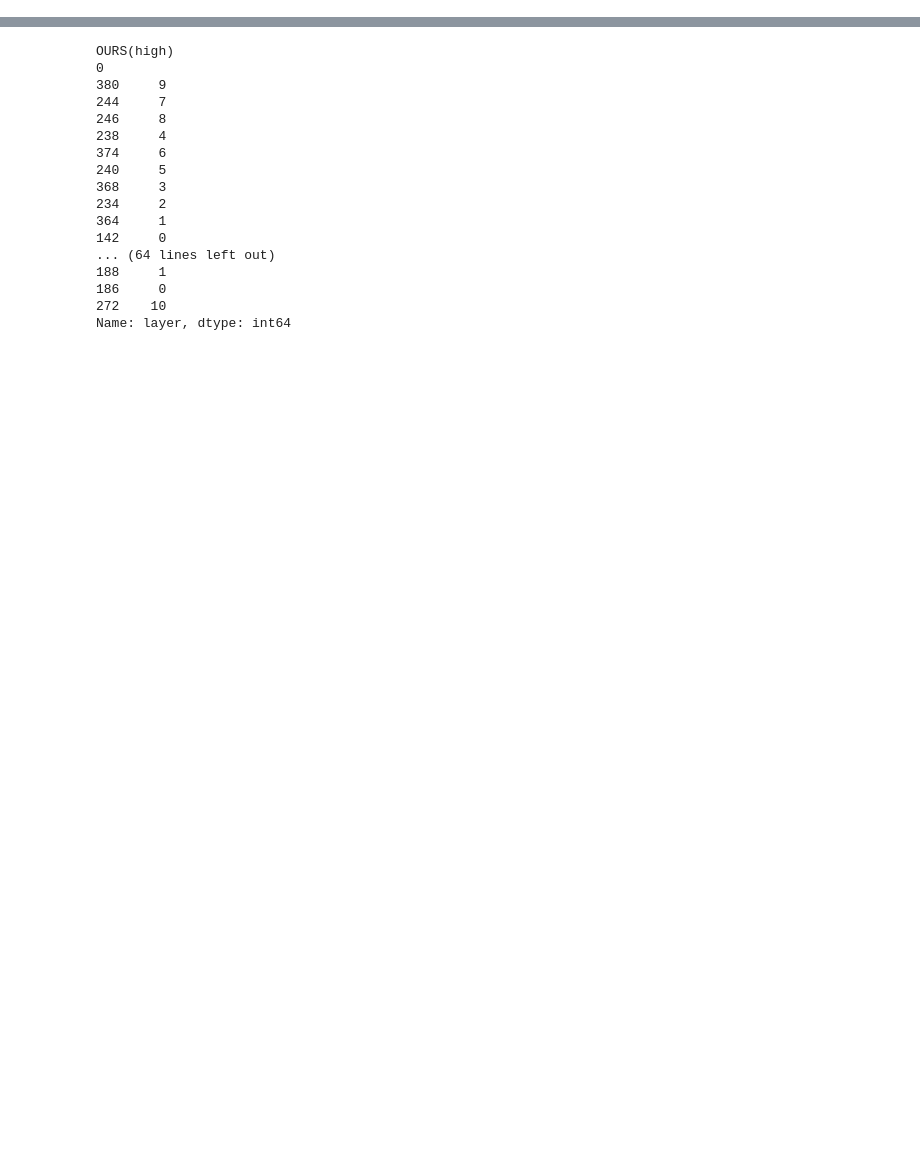
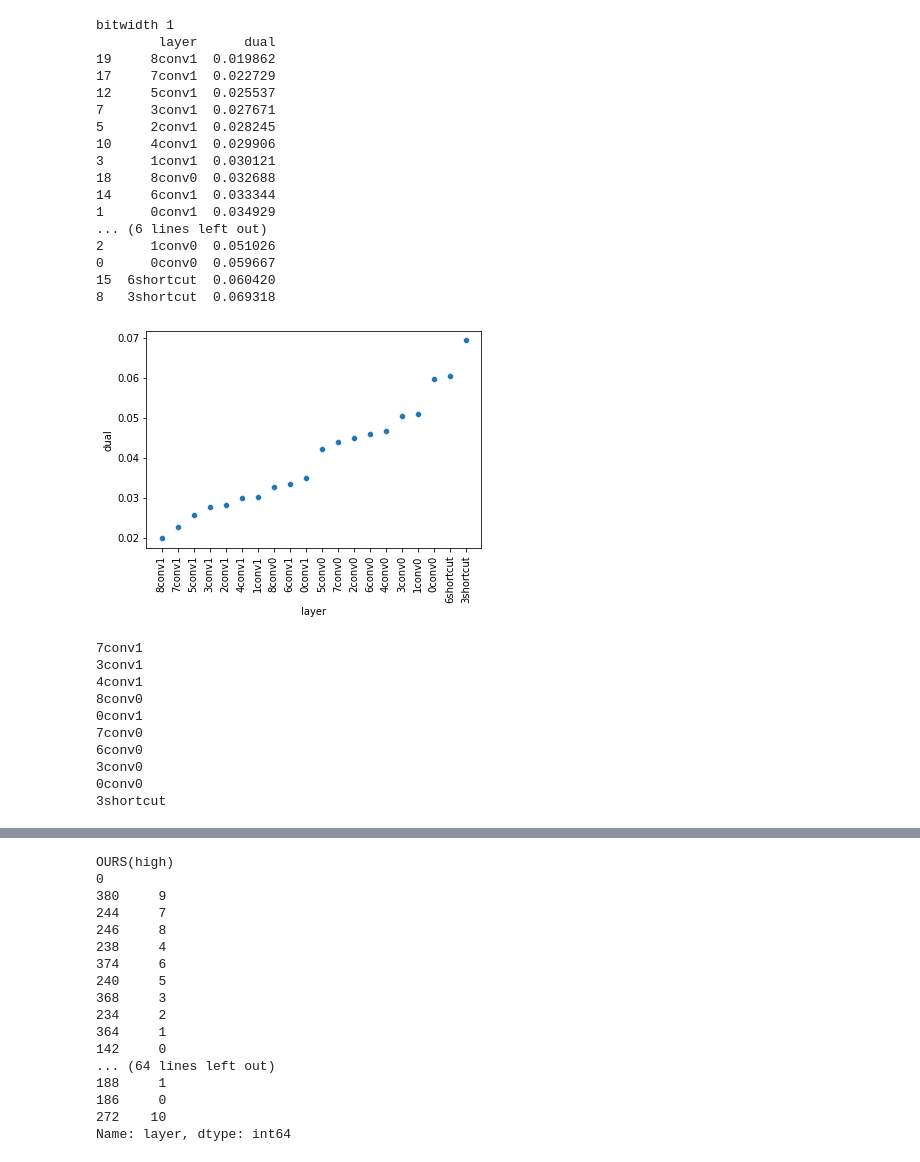
Before and after one commit to ihounie/con-qat, a Jupyter notebook: notebooks/per_layer_l2.ipynb, the cells around one changed output, grey strips where cells are left out. Cells and saved outputs as stored; diff of their text form; code cells hidden in the pictures; blank space fills up the shorter version.

```diff
--- a/notebooks/per_layer_l2.ipynb
+++ b/notebooks/per_layer_l2.ipynb
@@ -74,3 +204,50 @@ for project in projects:
+# %%
+for split in ["train"]:
+    for bw in [1]:
+        print("bitwidth", bw)
+        query_df = all_df.query(f'bit_width=={bw} and split=="{split}" and epsilonlw<0.03')
+        query_df = query_df[["layer", "dual"]].groupby(['layer'], as_index=False).mean()
+        query_df = query_df.sort_values("dual")
+        print(query_df)
+        sns.scatterplot(x ="layer", y="dual", data=query_df)
+        plt.xticks(rotation=90)
+        plt.show()
+        for num_l in range(10):
+            layer = query_df['layer'].iloc[1+2*num_l]
+            print(layer)
+            bash = make_bash(layers_no_quant=[short_to_long_name[layer]], bitwidth=bw,num_l=1, epsilon=epsilon[bw], tag=1+2*num_l)
+            file_name = f"1layer_{num_l}_bw_{bw}.sh"
+            with open(os.path.join(bash_folder, file_name), "w") as f:
+                f.write(bash)
+# %% [output]
+bitwidth 1
+        layer      dual
+19     8conv1  0.019862
+17     7conv1  0.022729
+12     5conv1  0.025537
+7      3conv1  0.027671
+5      2conv1  0.028245
+10     4conv1  0.029906
+3      1conv1  0.030121
+18     8conv0  0.032688
+14     6conv1  0.033344
+1      0conv1  0.034929
+... (6 lines left out)
+2      1conv0  0.051026
+0      0conv0  0.059667
+15  6shortcut  0.060420
+8   3shortcut  0.069318
+[figure, added]
+7conv1
+3conv1
+4conv1
+8conv0
+0conv1
+7conv0
+6conv0
+3conv0
+0conv0
+3shortcut
 # %%
 split="train"
 bw=2
```
Also changed, not shown: parts of 12 cells of this notebook, 3 other files.
